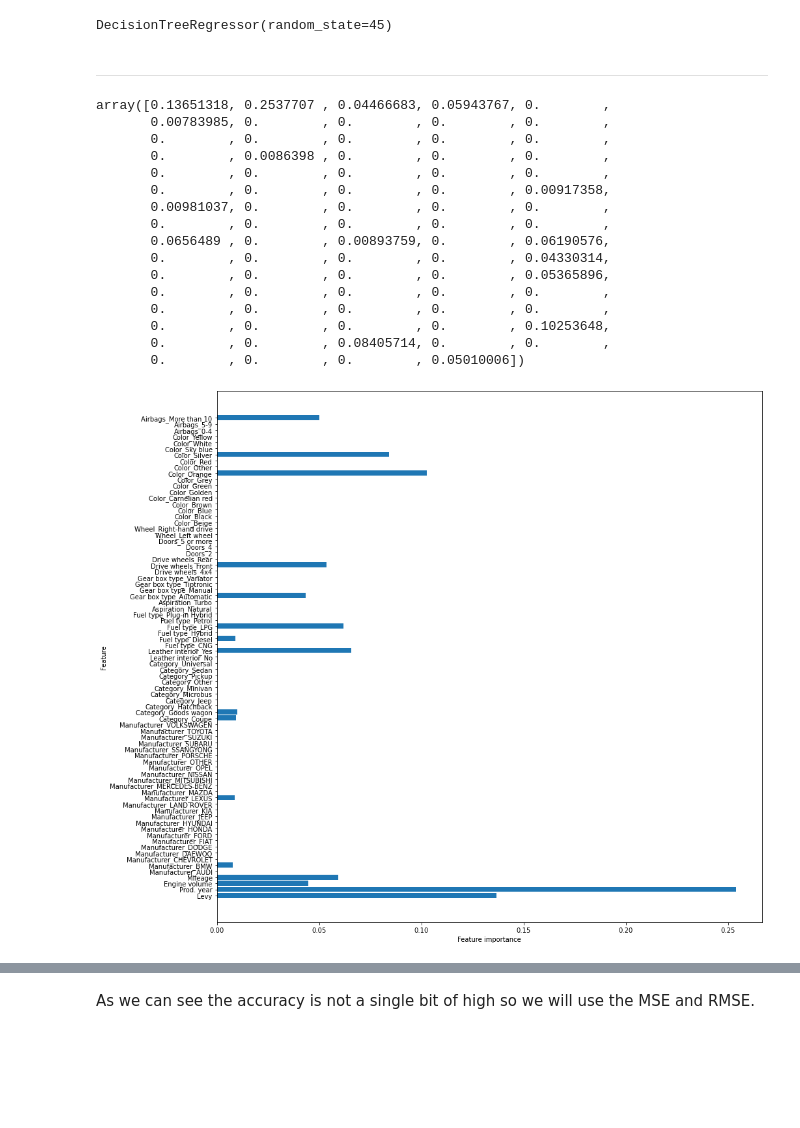
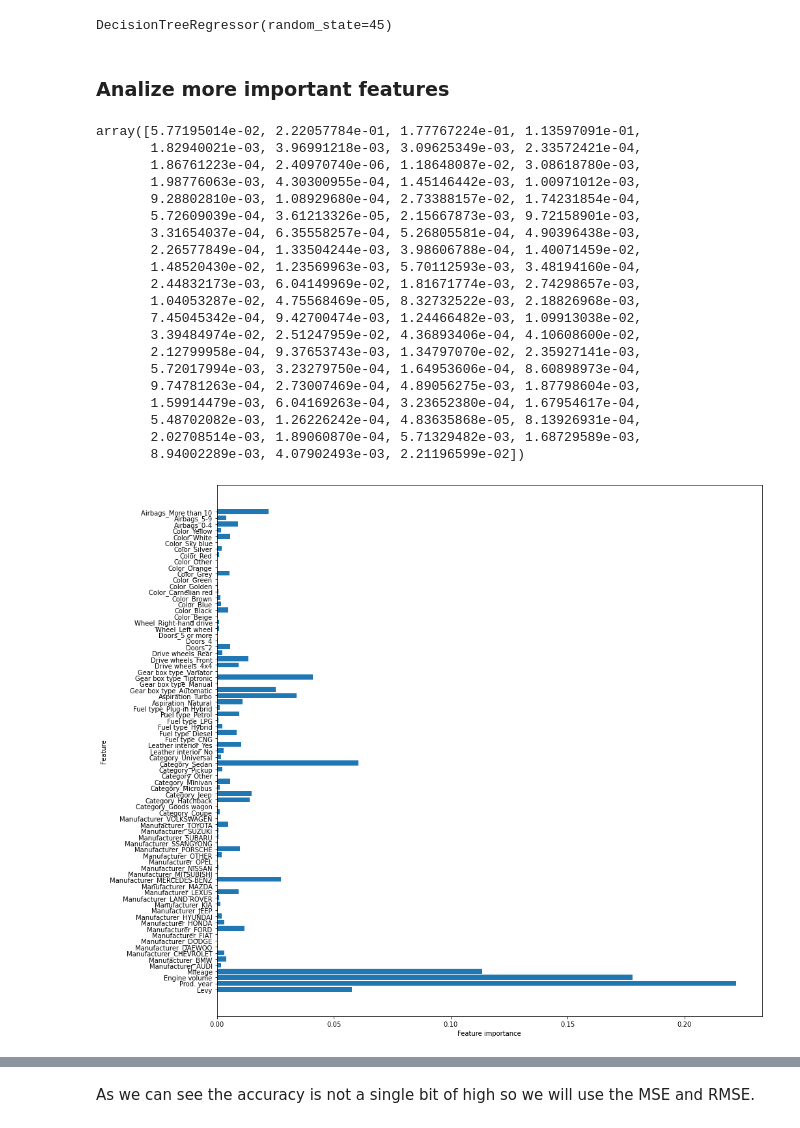
Before and after one commit to omunozsanchezdeloitte/Capstone---Group-3, a Jupyter notebook: Untitled.ipynb, the cells around one changed output, grey strips where cells are left out. Drawn from its saved outputs; the diff is of its cells as text; code cells hidden in the pictures; blank space fills up the shorter version.

Commit message:
Adding markdowns and fixing bagged tree

```diff
--- a/Untitled.ipynb
+++ b/Untitled.ipynb
@@ -975,46 +977,50 @@ data_train, data_test, target_train, target_test = train_test_split(data, target
 # %%
 # Instantiate DecisionTreeRegressor
 # Set random_state=45
-regressor = DecisionTreeRegressor(criterion='mse',random_state=45)
+tree_reg = DecisionTreeRegressor(criterion='mse',random_state=45)
 
 # Fit the model to training data
-regressor.fit(X_train, y_train)
+tree_reg.fit(data_train, target_train)
 # %% [output]
 DecisionTreeRegressor(random_state=45)
-# %% [markdown]
----------------------------------------------------------------
+# %% [markdown]
+### Analize more important features
 # %%
 # Feature importance
-tree_clf.feature_importances_
+tree_reg.feature_importances_
 # %% [output]
-array([0.13651318, 0.2537707 , 0.04466683, 0.05943767, 0.        ,
-       0.00783985, 0.        , 0.        , 0.        , 0.        ,
-       0.        , 0.        , 0.        , 0.        , 0.        ,
-       0.        , 0.0086398 , 0.        , 0.        , 0.        ,
-       0.        , 0.        , 0.        , 0.        , 0.        ,
-       0.        , 0.        , 0.        , 0.        , 0.00917358,
-       0.00981037, 0.        , 0.        , 0.        , 0.        ,
-       0.        , 0.        , 0.        , 0.        , 0.        ,
-       0.0656489 , 0.        , 0.00893759, 0.        , 0.06190576,
-       0.        , 0.        , 0.        , 0.        , 0.04330314,
-       0.        , 0.        , 0.        , 0.        , 0.05365896,
-       0.        , 0.        , 0.        , 0.        , 0.        ,
-       0.        , 0.        , 0.        , 0.        , 0.        ,
-       0.        , 0.        , 0.        , 0.        , 0.10253648,
-       0.        , 0.        , 0.08405714, 0.        , 0.        ,
-       0.        , 0.        , 0.        , 0.05010006])
+array([5.77195014e-02, 2.22057784e-01, 1.77767224e-01, 1.13597091e-01,
+       1.82940021e-03, 3.96991218e-03, 3.09625349e-03, 2.33572421e-04,
+       1.86761223e-04, 2.40970740e-06, 1.18648087e-02, 3.08618780e-03,
+       1.98776063e-03, 4.30300955e-04, 1.45146442e-03, 1.00971012e-03,
+       9.28802810e-03, 1.08929680e-04, 2.73388157e-02, 1.74231854e-04,
+       5.72609039e-04, 3.61213326e-05, 2.15667873e-03, 9.72158901e-03,
+       3.31654037e-04, 6.35558257e-04, 5.26805581e-04, 4.90396438e-03,
+       2.26577849e-04, 1.33504244e-03, 3.98606788e-04, 1.40071459e-02,
+       1.48520430e-02, 1.23569963e-03, 5.70112593e-03, 3.48194160e-04,
+       2.44832173e-03, 6.04149969e-02, 1.81671774e-03, 2.74298657e-03,
+       1.04053287e-02, 4.75568469e-05, 8.32732522e-03, 2.18826968e-03,
+       7.45045342e-04, 9.42700474e-03, 1.24466482e-03, 1.09913038e-02,
+       3.39484974e-02, 2.51247959e-02, 4.36893406e-04, 4.10608600e-02,
+       2.12799958e-04, 9.37653743e-03, 1.34797070e-02, 2.35927141e-03,
+       5.72017994e-03, 3.23279750e-04, 1.64953606e-04, 8.60898973e-04,
+       9.74781263e-04, 2.73007469e-04, 4.89056275e-03, 1.87798604e-03,
+       1.59914479e-03, 6.04169263e-04, 3.23652380e-04, 1.67954617e-04,
+       5.48702082e-03, 1.26226242e-04, 4.83635868e-05, 8.13926931e-04,
+       2.02708514e-03, 1.89060870e-04, 5.71329482e-03, 1.68729589e-03,
+       8.94002289e-03, 4.07902493e-03, 2.21196599e-02])
 # %%
 def plot_feature_importances(model):
     n_features = data_train.shape[1]
     plt.figure(figsize=(15,15))
     plt.barh(range(n_features), model.feature_importances_, align='center')
     plt.yticks(np.arange(n_features), data_train.columns.values)
     plt.xlabel('Feature importance')
     plt.ylabel('Feature')
 
-plot_feature_importances(tree_clf)
+plot_feature_importances(tree_reg)
 # %% [output]
-[figure, old version]
+[figure, new version]
 # %%
 # Test set predictions
 # Test set predictions
```
Also changed, not shown: parts of 19 cells of this notebook.
